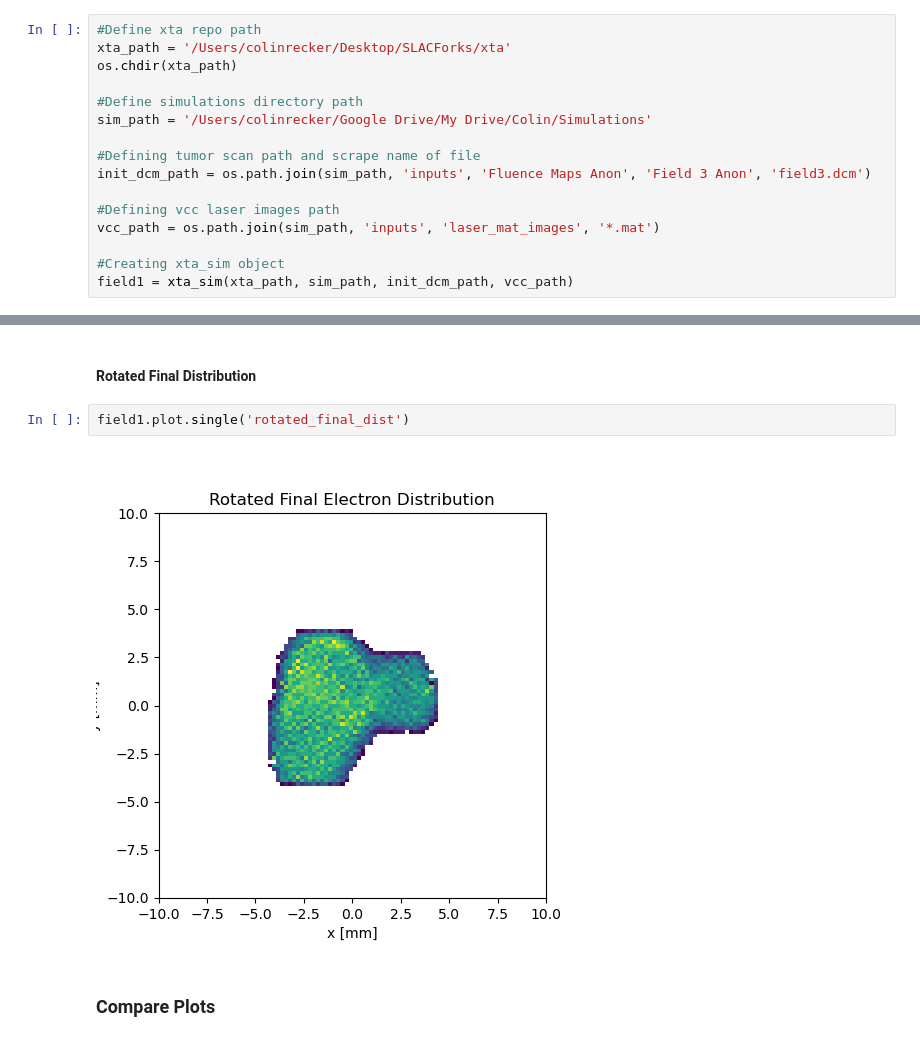
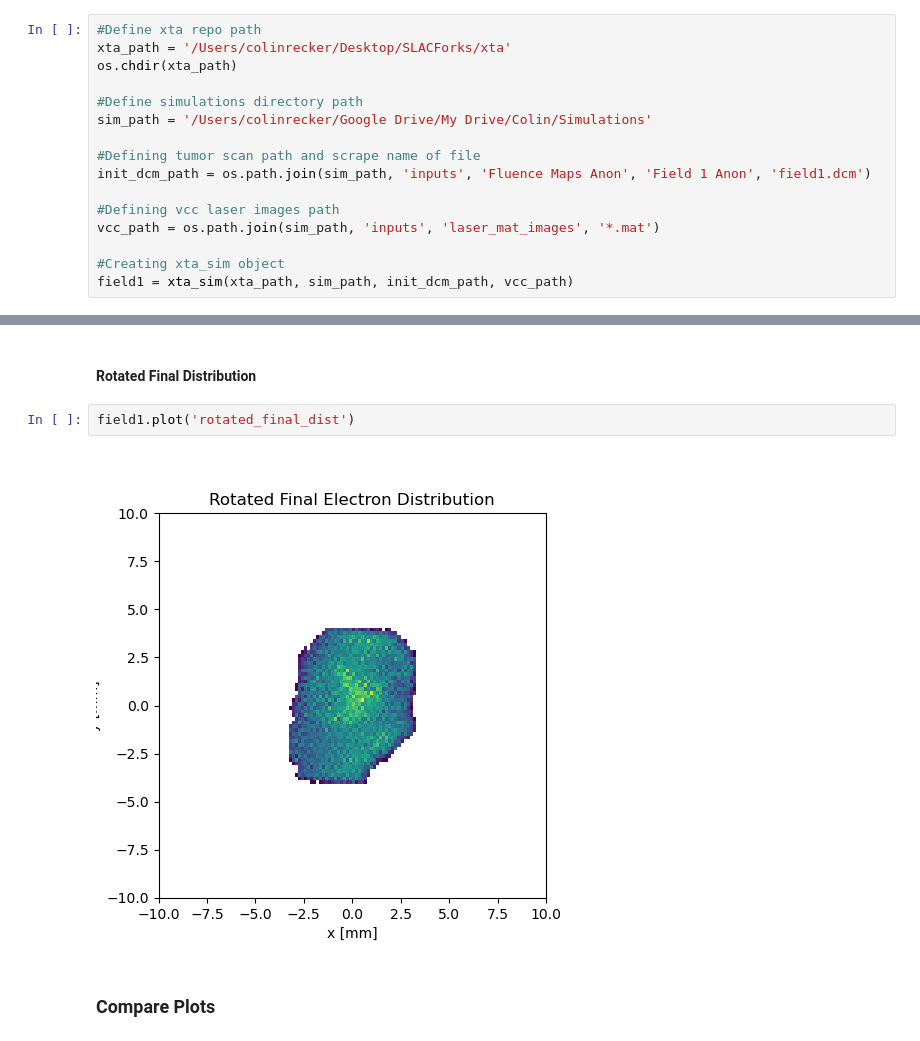
Before and after one commit to slaclab/xta, a Jupyter notebook: examples/single_run_example.ipynb, the cells around one changed output, grey strips where cells are left out. Saved outputs shown, nothing was run; the diff lists cells and outputs as text.

```diff
--- a/examples/single_run_example.ipynb
+++ b/examples/single_run_example.ipynb
@@ -28,7 +28,7 @@ os.chdir(xta_path)
 sim_path = '/Users/colinrecker/Google Drive/My Drive/Colin/Simulations'
 
 #Defining tumor scan path and scrape name of file
-init_dcm_path = os.path.join(sim_path, 'inputs', 'Fluence Maps Anon', 'Field 3 Anon', 'field3.dcm')
+init_dcm_path = os.path.join(sim_path, 'inputs', 'Fluence Maps Anon', 'Field 1 Anon', 'field1.dcm')
 
 #Defining vcc laser images path
 vcc_path = os.path.join(sim_path, 'inputs', 'laser_mat_images', '*.mat')
@@ -93,9 +88,9 @@ field1.plot.single('final_dist', close=False)
 # %% [markdown]
 #### Rotated Final Distribution
 # %%
-field1.plot.single('rotated_final_dist')
+field1.plot('rotated_final_dist')
 # %% [output]
-[figure, old version]
+[figure, new version]
 # %% [markdown]
 ### Compare Plots
 # %% [markdown]
```
Also changed, not shown: parts of 11 cells of this notebook, 5 other files.
